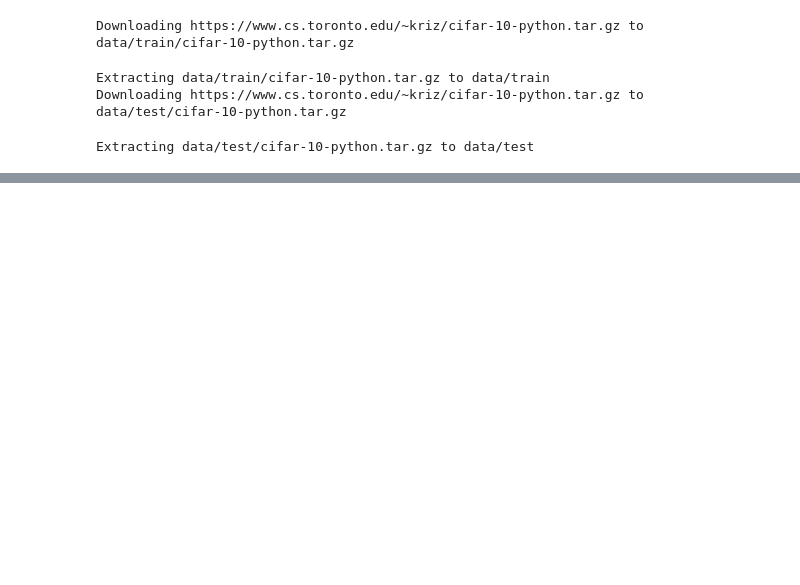
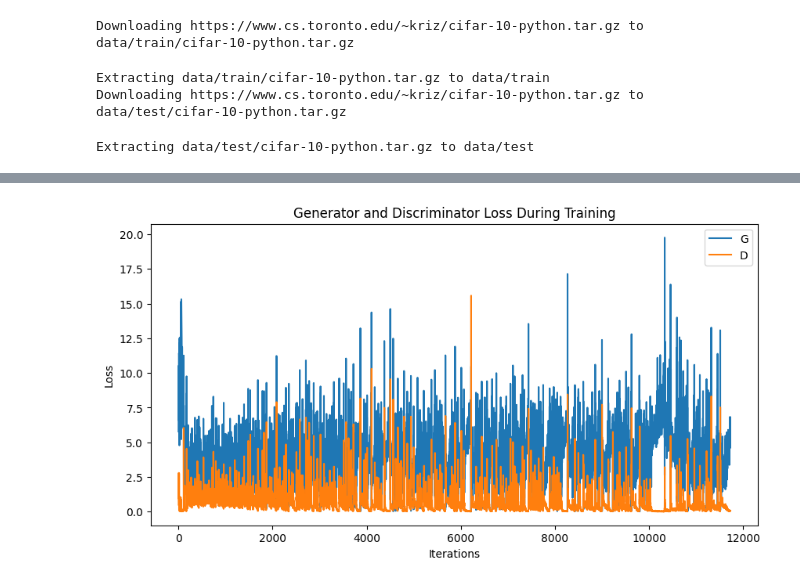
Before and after one commit to YuvrajSingh-mist/Paper-Replications, a Jupyter notebook: DCGANs/DCGANs.ipynb, the cells around one changed output, grey strips where cells are left out. Cells and saved outputs as stored; diff of their text form; code cells hidden in the pictures; blank space fills up the shorter version.

Commit message:
Fixed some bugs in the training loop and the other teo models

```diff
--- a/DCGANs/DCGANs.ipynb
+++ b/DCGANs/DCGANs.ipynb
@@ -177,35 +167,35 @@ class Discriminator(nn.Module):
         number_of_feature_maps: int = 64,
         padding: int = 1,
         lr_slope=0.2,
-        # latent_vector_size: int = 100
     ):
 
         super().__init__()
 
          #shape = (..., 3, 64, 64)
         self.main = nn.Sequential(
-            nn.Conv2d(no_of_channels, number_of_feature_maps * 2 , kernel_size=kernel_size, stride=stride, padding=padding),
+            nn.Conv2d(no_of_channels, number_of_feature_maps * 2 , kernel_size=kernel_size, stride=stride, padding=padding, bias=False),
             # nn.BatchNorm2d(number_of_feature_maps * 8),
             nn.LeakyReLU(negative_slope=lr_slope),
 
                 #shape = (...,1024, 32, 32)
-            nn.Conv2d(number_of_feature_maps * 2, number_of_feature_maps * 4 , kernel_size=kernel_size, stride=stride, padding=padding),
+            nn.Conv2d(number_of_feature_maps * 2, number_of_feature_maps * 4 , kernel_size=kernel_size, stride=stride, padding=padding, bias=False),
             nn.BatchNorm2d(number_of_feature_maps * 4),
             nn.LeakyReLU(negative_slope=lr_slope),
 
                 #shape = (..., 512, 16, 16)
-            nn.Conv2d(number_of_feature_maps * 4, number_of_feature_maps * 8 , kernel_size=kernel_size, stride=stride, padding=padding),
+            nn.Conv2d(number_of_feature_maps * 4, number_of_feature_maps * 8 , kernel_size=kernel_size, stride=stride, padding=padding, bias=False),
             nn.BatchNorm2d(number_of_feature_maps * 8),
             nn.LeakyReLU(negative_slope=lr_slope),
 
                 #shape = (..., 256, 8, 8)
-            nn.Conv2d(number_of_feature_maps * 8, number_of_feature_maps * 16 , kernel_size=kernel_size, stride=stride, padding=padding),
+            nn.Conv2d(number_of_feature_maps * 8, number_of_feature_maps * 16 , kernel_size=kernel_size, stride=stride, padding=padding, bias=False),
             nn.BatchNorm2d(number_of_feature_maps * 16),
-            # nn.LeakyReLU(negative_slope=lr_slope),
+            nn.LeakyReLU(negative_slope=lr_slope),
             #  shape = (..., 128, 4, 4)
 
-            # nn.Conv2d(number_of_feature_maps * 16, latent_vector_size , kernel_size=kernel_size, stride=stride, padding=padding),
-            # nn.BatchNorm2d(latent_vector_size),
+            nn.Conv2d(number_of_feature_maps * 16, 1 , kernel_size=kernel_size, stride=4, padding=padding, bias=False),
+            #shape = (...,1,1)
+            nn.Flatten(),
             nn.Sigmoid(),
          )
 
@@ -307,8 +257,11 @@ DCGAN(
 # %%
-epochs = 50
+epochs = 30
 beta_1 = 0.5
 lr_optimizer = 0.0002
 loss_fn = nn.BCELoss()  #BCELoss function
+
+generator = Generator().to(device)
+discriminator = Discriminator().to(device)
 
 optimizerD = torch.optim.Adam(params=discriminator.parameters(), betas=(beta_1, 0.999), lr=lr_optimizer) #For discriminator
 optimizerG = torch.optim.Adam(params=generator.parameters(), betas=(beta_1, 0.999), lr=lr_optimizer) #For generator
@@ -326,7 +279,3 @@ img_list = []
 
 # Fixed noise for generating the images
 fixed_noise = torch.randn((batch_size, latent_vector_size, 1, 1), dtype=torch.float32, device=device)
-# %%
-for batch, (X, y) in enumerate(train_dataloader, 0):
-    print(batch, X, y)
-    break
@@ -384,3 +282,10 @@ b_size,  real_cpu
+# %%
+import shutil
+save_images = Path('output_images/')
+shutil.rmtree(save_images)
+shutil.rmtree(Path('weights/'))
+save_images.mkdir()
+Path('weights/').mkdir()
 # %%
 #Training loop
 
@@ -501,13 +413,16 @@ ValueError: Using a target size (torch.Size([128])) that is different to the inp
 # %%
-#Visulizing the losses
-
 import matplotlib.pyplot as plt
+import matplotlib.animation as animation
+from IPython.display import HTML
+import numpy as np
 
 plt.figure(figsize=(10,5))
 plt.title("Generator and Discriminator Loss During Training")
 plt.plot(loss_g,label="G")
 plt.plot(loss_d,label="D")
-plt.xlabel("Epochs")
+plt.xlabel("Iterations")
 plt.ylabel("Loss")
 plt.legend()
 plt.show()
+# %% [output]
+[figure, added]
```
Also changed, not shown: parts of 17 cells of this notebook.
